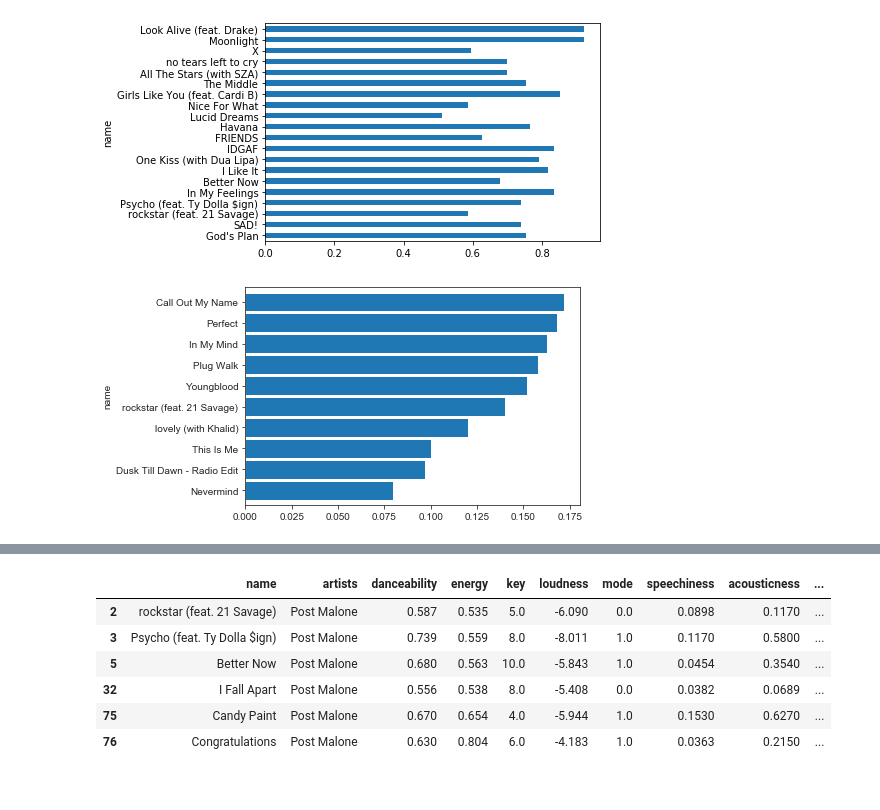
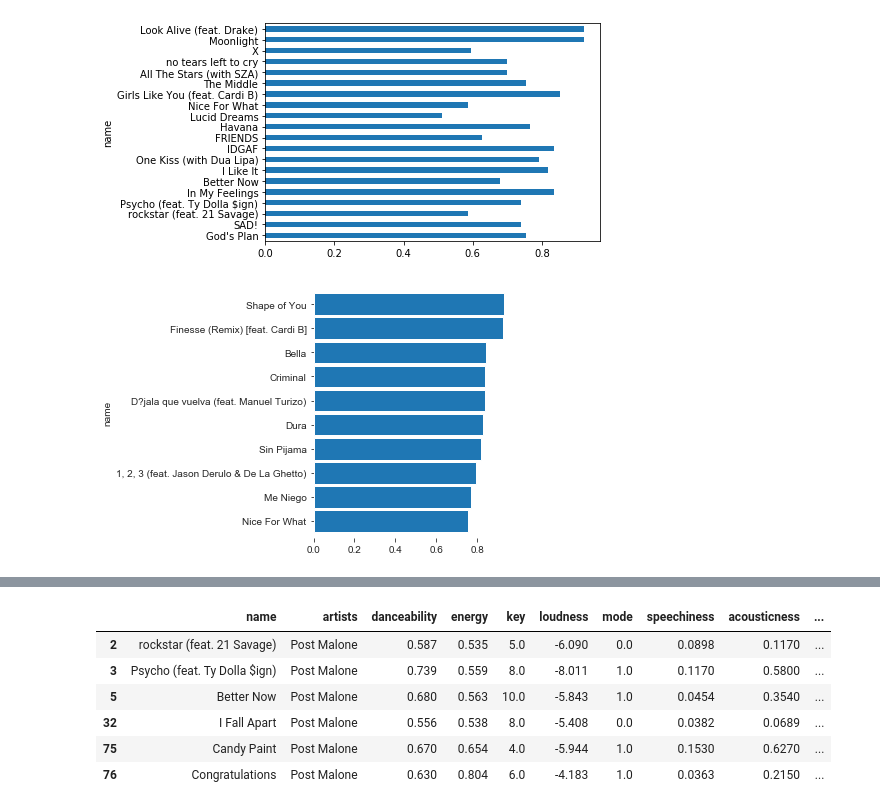
Before and after one commit to at3432/DataStudioProjects, a Jupyter notebook: Spotify0/Spotify2018.ipynb, the cells around one changed output, grey strips where cells are left out. Saved outputs shown, nothing was run; the diff lists cells and outputs as text; code cells hidden in the pictures.

```diff
--- a/Spotify/Spotify2018.ipynb
+++ b/Spotify0/Spotify2018.ipynb
@@ -69,10 +69,14 @@ df2.head(20).plot(x='name', y='danceability', kind='barh', legend=None)
 <matplotlib.axes._subplots.AxesSubplot at 0x...>
 [figure]
 # %%
-ax = df.sort_values(by='valence').head(10) \
+ax = df.sort_values(by='valence').tail(10) \
     .plot(x='name', y='valence', kind='barh', width=0.9, legend=None)
+
+plt.box(False)
+plt.tight_layout()
+plt.savefig("PositiveSongs.pdf")
 # %% [output]
-[figure, old version]
+[figure, new version]
 # %%
 df3 = df.artists.value_counts().sort_values(ascending=False)
 df3 = df3.reset_index()
```
Also changed, not shown: parts of 22 cells of this notebook, 53 other files.
